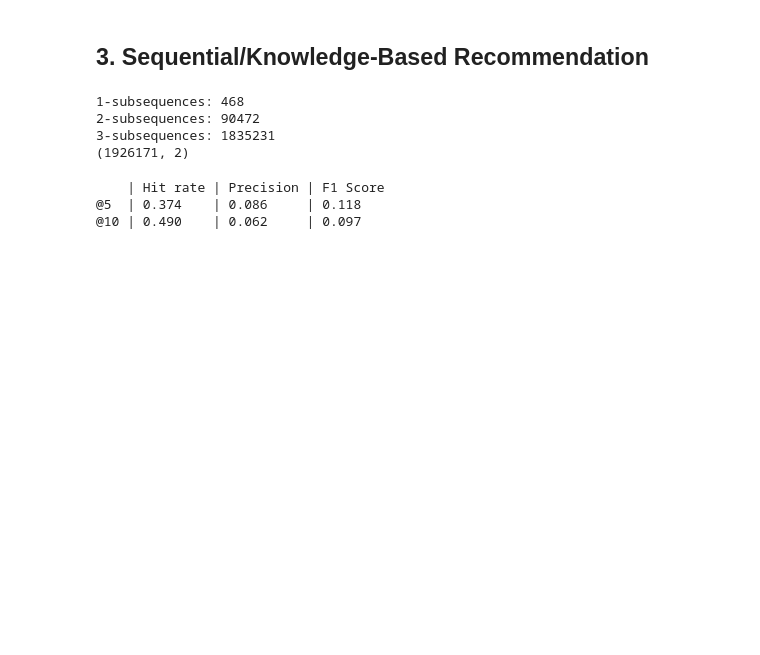
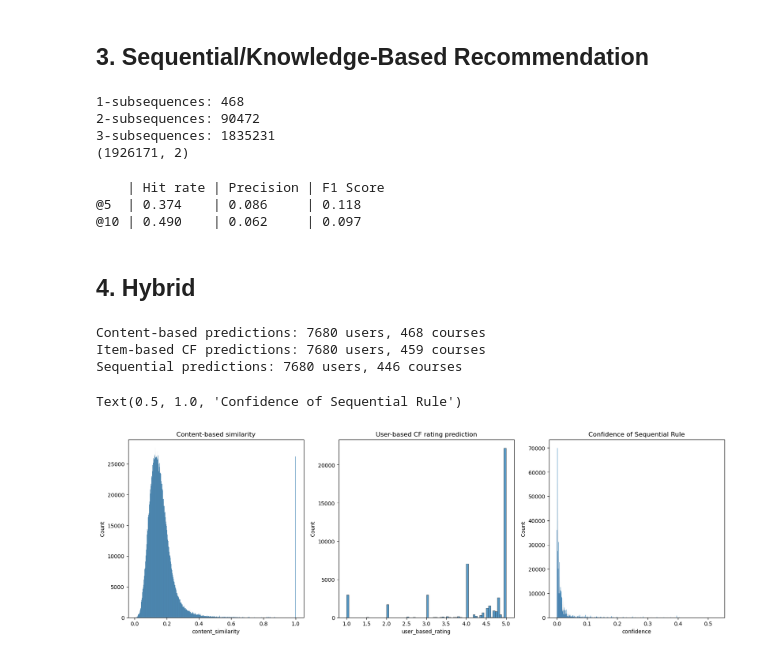
Before and after one commit to franciszac-dlc/comp9727-project, a Jupyter notebook: notebooks/Model Evaluation.ipynb, the cells around one changed output. Saved outputs shown, nothing was run; the diff lists cells and outputs as text; code cells hidden in the pictures; blank space fills up the shorter version.

Commit message:
Add hybrid with user-based CF

```diff
--- a/notebooks/Model Evaluation.ipynb
+++ b/notebooks/Model Evaluation.ipynb
@@ -127,3 +127,34 @@ print(f"@10 | {hr10:.3f}    | {prec10:.3f}     | {f1score10:.3f}   ")
     | Hit rate | Precision | F1 Score
 @5  | 0.374    | 0.086     | 0.118
 @10 | 0.490    | 0.062     | 0.097
+# %% [markdown]
+## 4. Hybrid
+# %%
+# loading the scores
+
+scores_content = pd.read_csv('/mnt/d/School/COMP9727/content-based-recommender-full.csv') \
+                   .melt(id_vars='Unnamed: 0') \
+                   .rename(columns={'Unnamed: 0': 'user', 'variable': 'course', 'value': 'content_similarity'})
+scores_user_cf = pd.read_pickle('user_based_cf_scores.pkl')
+scores_user_cf.columns = ['user', 'course', 'user_based_rating']
+scores_sequential = pd.read_pickle('sequential_rm_scores.pkl')
+# %%
+print(f"Content-based predictions: {scores_content.user.nunique()} users, {scores_content.course.nunique()} courses")
+print(f"Item-based CF predictions: {scores_user_cf.user.nunique()} users, {scores_user_cf.course.nunique()} courses")
+print(f"Sequential predictions: {scores_sequential.user.nunique()} users, {scores_sequential.course.nunique()} courses")
+# %% [output]
+Content-based predictions: 7680 users, 468 courses
+Item-based CF predictions: 7680 users, 459 courses
+Sequential predictions: 7680 users, 446 courses
+# %%
+fig, axs = plt.subplots(1, 3, figsize=(20, 6))
+
+sns.histplot(scores_content['content_similarity'], ax=axs[0])
+axs[0].set_title('Content-based similarity')
+sns.histplot(scores_user_cf['user_based_rating'], ax=axs[1])
+axs[1].set_title('User-based CF rating prediction')
+sns.histplot(scores_sequential['confidence'], ax=axs[2])
+axs[2].set_title('Confidence of Sequential Rule')
+# %% [output]
+Text(0.5, 1.0, 'Confidence of Sequential Rule')
+[figure, added]
```
Also changed, not shown: parts of 8 cells of this notebook.
